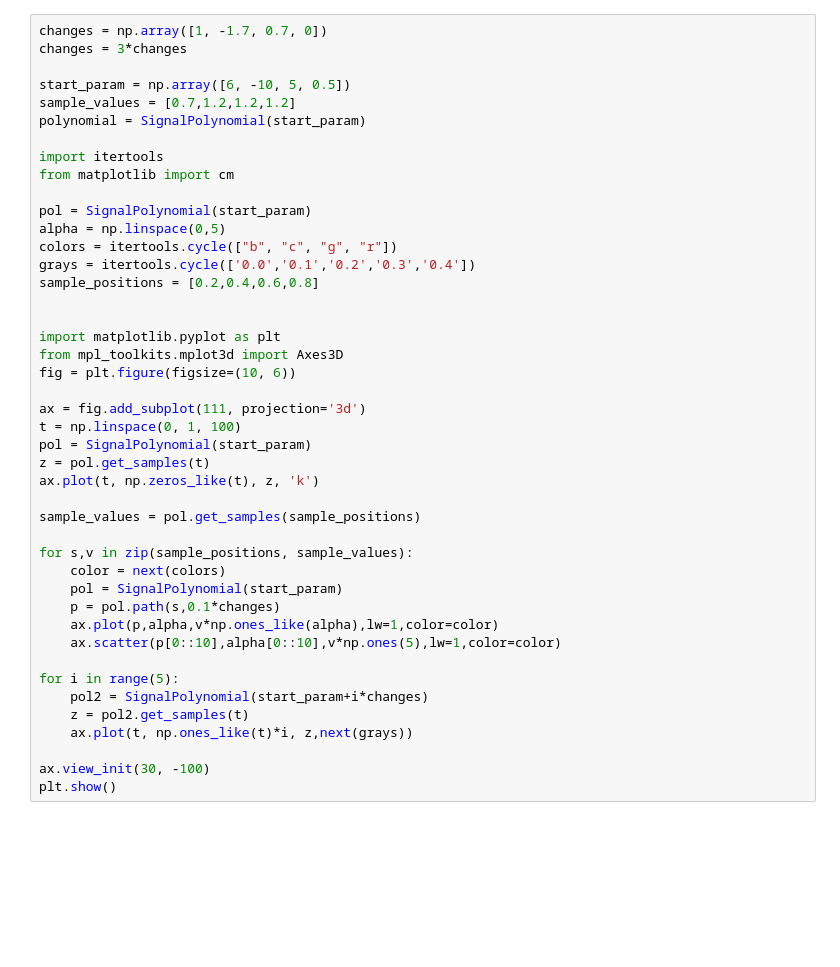
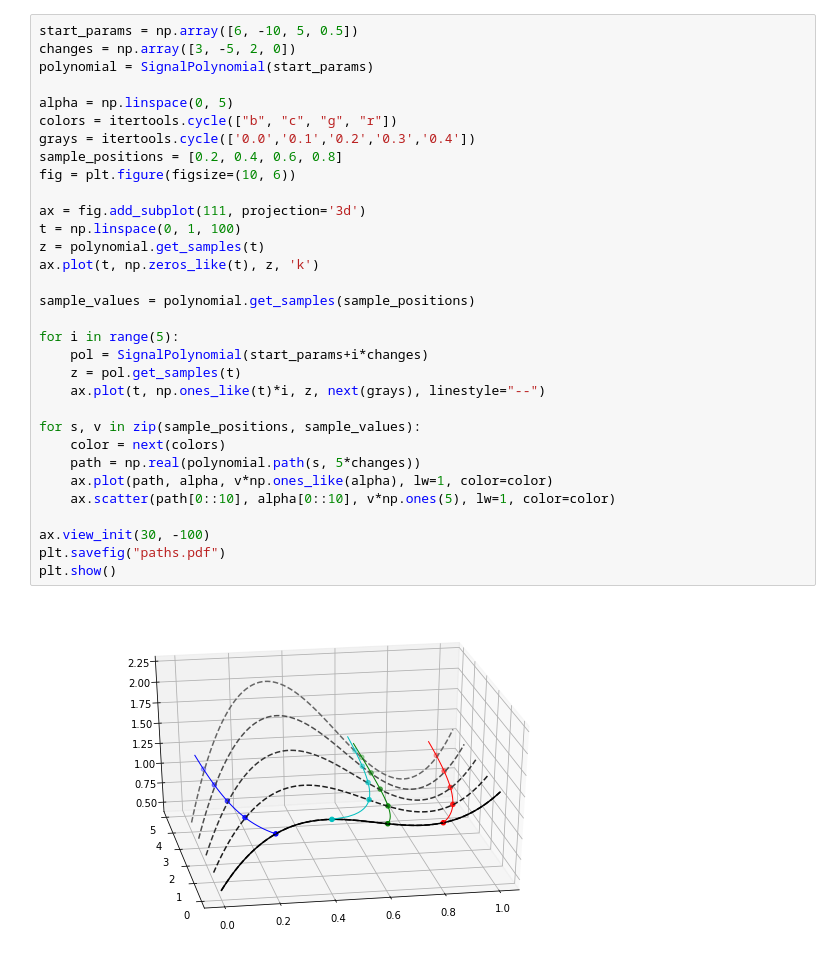
Before and after one commit to LCAV/surface-reconstruction, a Jupyter notebook: generate_figures.ipynb, the cells around one changed output. Drawn from its saved outputs; the diff is of its cells as text; blank space fills up the shorter version.

```diff
--- a/generate_figures.ipynb
+++ b/generate_figures.ipynb
@@ -44,45 +51,35 @@ plt.show()
 # %%
-changes = np.array([1, -1.7, 0.7, 0])
-changes = 3*changes
+start_params = np.array([6, -10, 5, 0.5])
+changes = np.array([3, -5, 2, 0])
+polynomial = SignalPolynomial(start_params)
 
-start_param = np.array([6, -10, 5, 0.5])
-sample_values = [0.7,1.2,1.2,1.2]
-polynomial = SignalPolynomial(start_param)
-
-import itertools
-from matplotlib import cm
-
-pol = SignalPolynomial(start_param)
-alpha = np.linspace(0,5)
+alpha = np.linspace(0, 5)
 colors = itertools.cycle(["b", "c", "g", "r"])
 grays = itertools.cycle(['0.0','0.1','0.2','0.3','0.4'])
-sample_positions = [0.2,0.4,0.6,0.8]
-
-
-import matplotlib.pyplot as plt
-from mpl_toolkits.mplot3d import Axes3D
+sample_positions = [0.2, 0.4, 0.6, 0.8]
 fig = plt.figure(figsize=(10, 6))
 
 ax = fig.add_subplot(111, projection='3d')
 t = np.linspace(0, 1, 100)
-pol = SignalPolynomial(start_param)
-z = pol.get_samples(t)
+z = polynomial.get_samples(t)
 ax.plot(t, np.zeros_like(t), z, 'k')
 
-sample_values = pol.get_samples(sample_positions)
-
-for s,v in zip(sample_positions, sample_values):
-    color = next(colors)
-    pol = SignalPolynomial(start_param)
-    p = pol.path(s,0.1*changes)
-    ax.plot(p,alpha,v*np.ones_like(alpha),lw=1,color=color)
-    ax.scatter(p[0::10],alpha[0::10],v*np.ones(5),lw=1,color=color)
+sample_values = polynomial.get_samples(sample_positions)
 
 for i in range(5):
-    pol2 = SignalPolynomial(start_param+i*changes)
-    z = pol2.get_samples(t)
-    ax.plot(t, np.ones_like(t)*i, z,next(grays))
+    pol = SignalPolynomial(start_params+i*changes)
+    z = pol.get_samples(t)
+    ax.plot(t, np.ones_like(t)*i, z, next(grays), linestyle="--")
+
+for s, v in zip(sample_positions, sample_values):
+    color = next(colors)
+    path = np.real(polynomial.path(s, 5*changes))
+    ax.plot(path, alpha, v*np.ones_like(alpha), lw=1, color=color)
+    ax.scatter(path[0::10], alpha[0::10], v*np.ones(5), lw=1, color=color)
 
 ax.view_init(30, -100)
+plt.savefig("paths.pdf")
 plt.show()
+# %% [output]
+[figure, added]
 # %%
```
Also changed, not shown: parts of 17 cells of this notebook, 7 other files.
